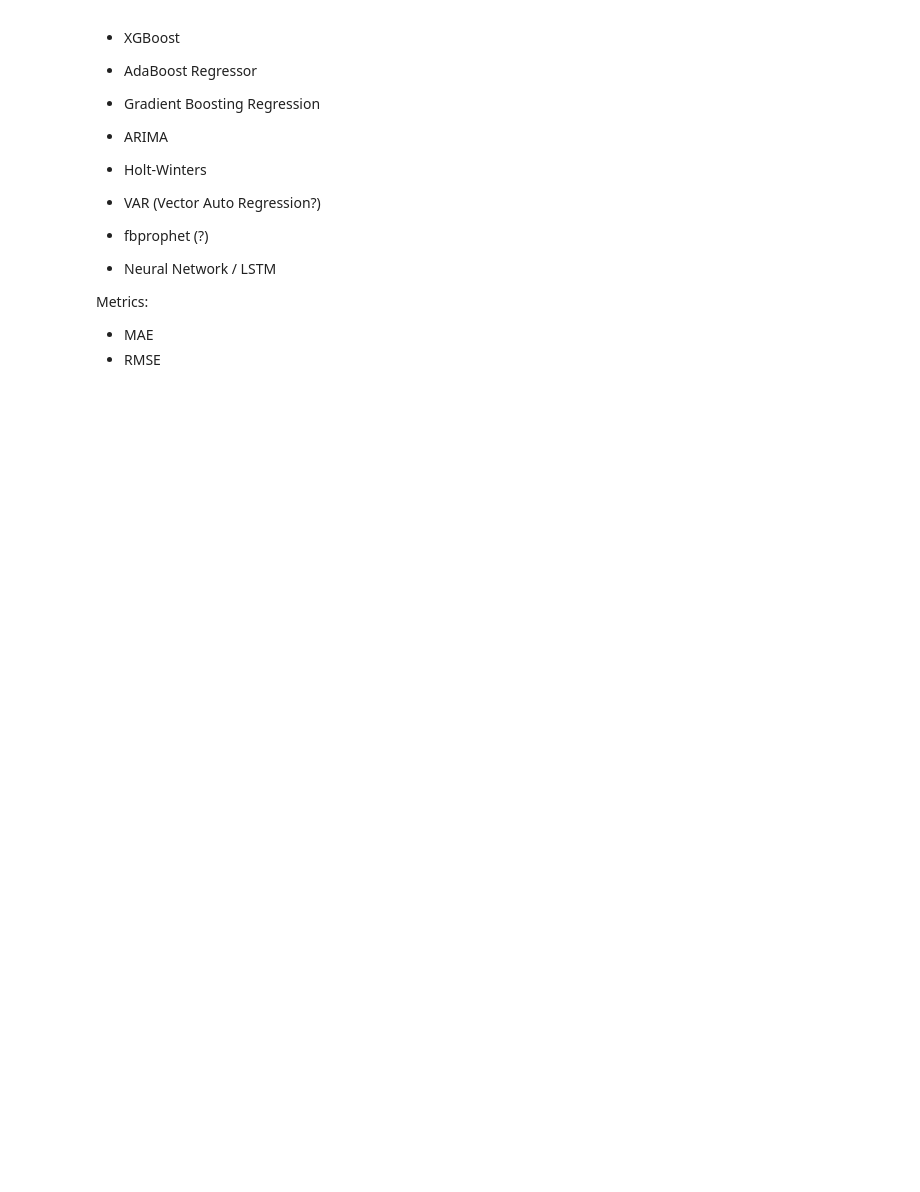
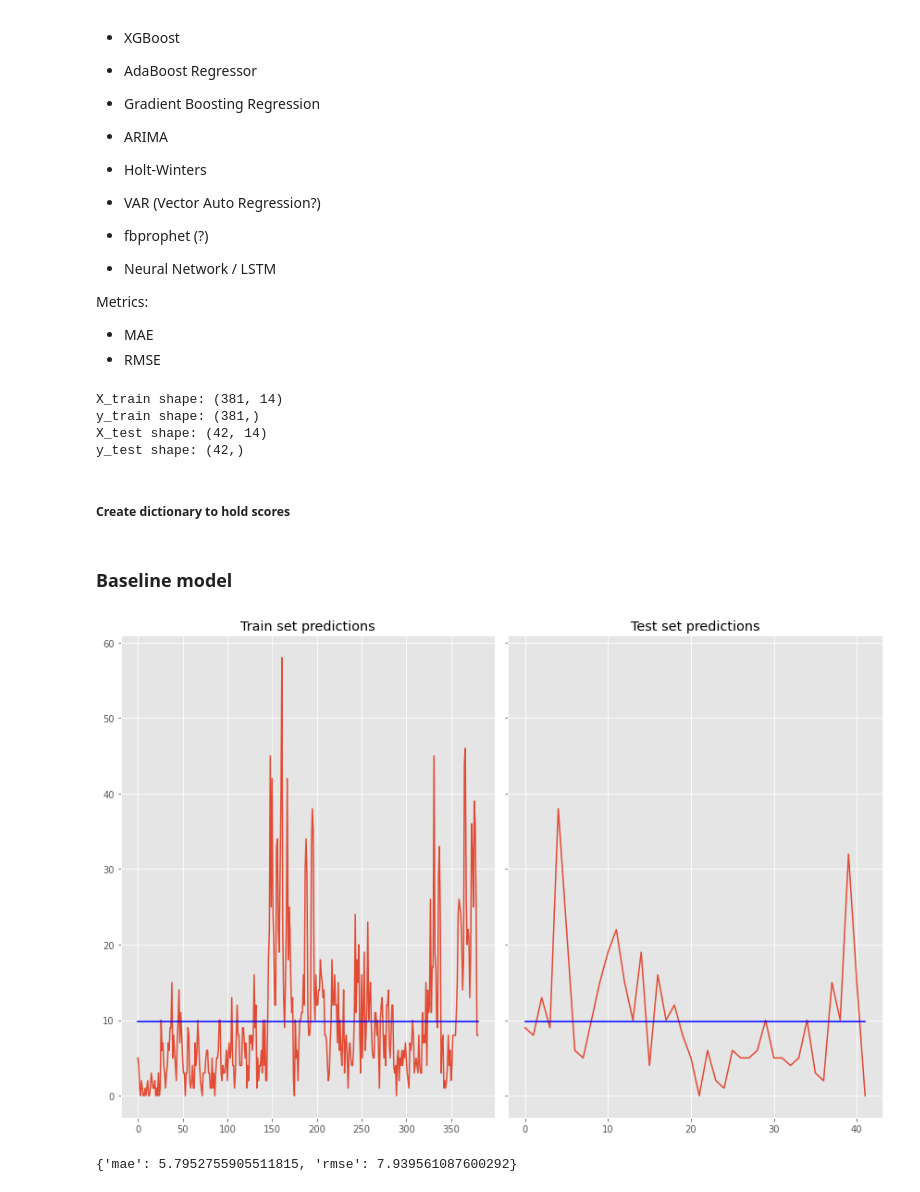
Before and after one commit to ds4a-team4/dynamic-pricing, a Jupyter notebook: models/Model_Selection.ipynb, the cells around one changed output. Saved outputs shown, nothing was run; the diff lists cells and outputs as text; code cells hidden in the pictures; blank space fills up the shorter version.

Commit message:
Added baseline and linear regression model

```diff
--- a/models/Model_Selection.ipynb
+++ b/models/Model_Selection.ipynb
@@ -307,0 +309,27 @@ Metrics:
+# %%
+X = df[['year', 'month', 'day', 'dayofweek',
+        'olist_price', 'competition_price', 'freight_value', 'stock_max',
+        'black_friday', 'carnival', 'christmas', 'friday', 'new_year', 'others']].values
+
+y = df['y'].values
+# %%
+# Avoid Look-ahead bias
+split_point = round(X.shape[0] * 0.9)
+
+X_train = X[:split_point]
+y_train = y[:split_point]
+
+X_test = X[split_point:]
+y_test = y[split_point:]
+
+print("X_train shape: {}".format(X_train.shape))
+print("y_train shape: {}".format(y_train.shape))
+print("X_test shape: {}".format(X_test.shape))
+print("y_test shape: {}".format(y_test.shape))
+# %% [output]
+X_train shape: (381, 14)
+y_train shape: (381,)
+X_test shape: (42, 14)
+y_test shape: (42,)
+# %% [markdown]
+##### Create dictionary to hold scores
@@ -307,0 +338,22 @@ Metrics:
+# %% [markdown]
+### Baseline model
+# %%
+# only use mean of y_train to avoid look-ahead bias
+mean = np.mean(y_train)
+train_pred = np.ones(y_train.shape)*mean
+test_pred = np.ones(y_test.shape)*mean
+# %%
+fig, ax = plt.subplots(ncols=2, figsize=(12,8), sharey=True)
+
+ax[0].plot(y_train)
+ax[0].plot(train_pred, color='blue')
+ax[0].set_title("Train set predictions")
+
+ax[1].plot(y_test)
+ax[1].plot(test_pred, color='blue')
+ax[1].set_title("Test set predictions")
+
+plt.tight_layout()
+plt.show()
+# %% [output]
+[figure, added]
@@ -307,0 +370,4 @@ Metrics:
+# %%
+print(scores['baseline'])
+# %% [output]
+{'mae': 5.7952755905511815, 'rmse': 7.939561087600292}
```
Also changed, not shown: parts of 16 cells of this notebook.
